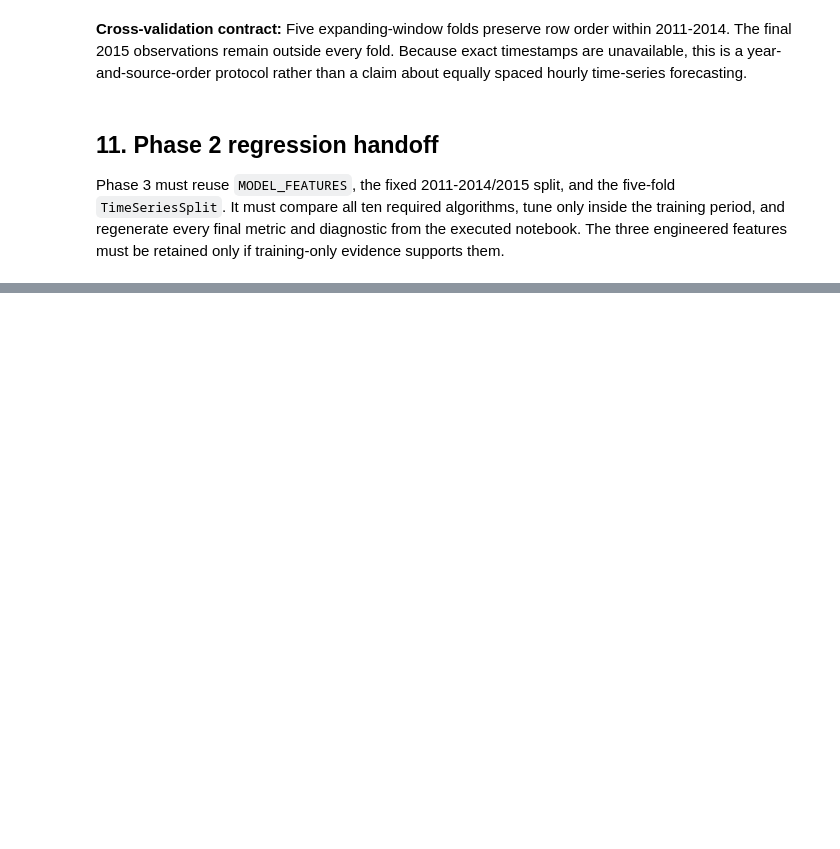
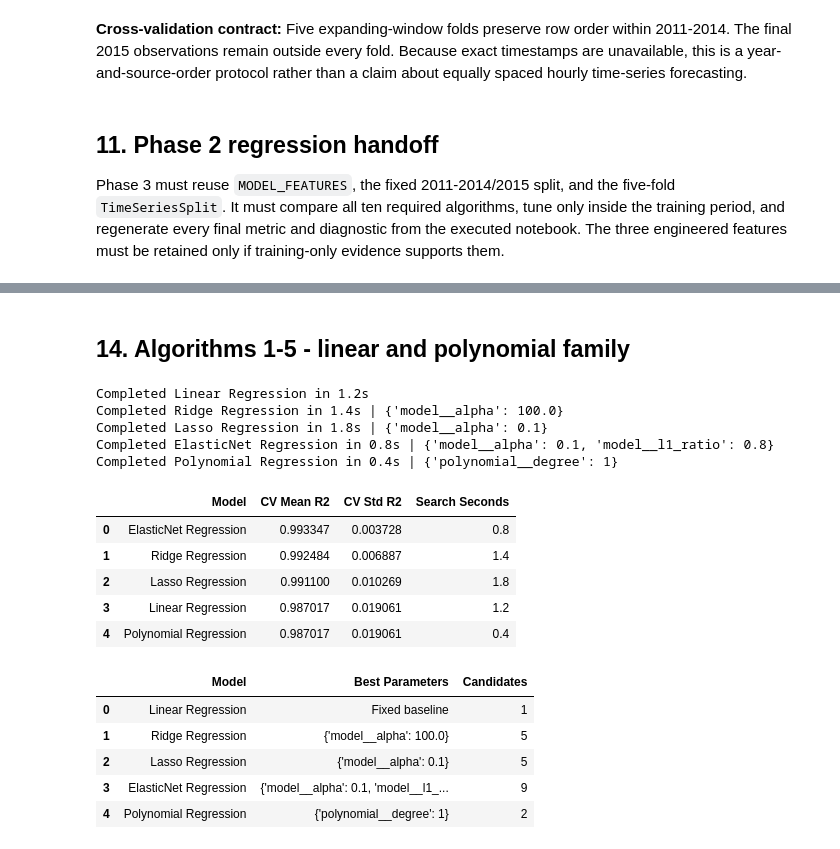
Before and after one commit to Shruhath/23CSE301-ML-Capstone, a Jupyter notebook: notebooks/regression.ipynb, the cells around one changed output, grey strips where cells are left out. Cells and saved outputs as stored; diff of their text form; code cells hidden in the pictures; blank space fills up the shorter version.

Commit message:
Implement regression linear model family

```diff
--- a/notebooks/regression.ipynb
+++ b/notebooks/regression.ipynb
@@ -415,0 +572,76 @@ Phase 3 must reuse `MODEL_FEATURES`, the fixed 2011-2014/2015 split, and the fiv
+# %% [markdown]
+## 14. Algorithms 1-5 - linear and polynomial family
+# %%
+register_fixed_regressor(
+    "Linear Regression",
+    make_regression_pipeline(LinearRegression()),
+)
+
+register_searched_regressor(
+    "Ridge Regression",
+    make_regression_pipeline(Ridge()),
+    {"model__alpha": [0.01, 0.1, 1.0, 10.0, 100.0]},
+)
+
+register_searched_regressor(
+    "Lasso Regression",
+    make_regression_pipeline(Lasso(max_iter=100_000, tol=1e-3, random_state=RANDOM_STATE)),
+    {"model__alpha": [0.0001, 0.001, 0.01, 0.1, 1.0]},
+)
+
+register_searched_regressor(
+    "ElasticNet Regression",
+    make_regression_pipeline(
+        ElasticNet(max_iter=100_000, tol=1e-3, random_state=RANDOM_STATE)
+    ),
+    {
+        "model__alpha": [0.001, 0.01, 0.1],
+        "model__l1_ratio": [0.2, 0.5, 0.8],
+    },
+)
+
+polynomial_pipeline = Pipeline(
+    steps=[
+        ("imputer", SimpleImputer(strategy="median")),
+        ("scaler", StandardScaler()),
+        ("polynomial", PolynomialFeatures(include_bias=False)),
+        ("model", LinearRegression()),
+    ]
+)
+register_searched_regressor(
+    "Polynomial Regression",
+    polynomial_pipeline,
+    {"polynomial__degree": [1, 2]},
+)
+# %% [output]
+Completed Linear Regression in 1.2s
+Completed Ridge Regression in 1.4s | {'model__alpha': 100.0}
+Completed Lasso Regression in 1.8s | {'model__alpha': 0.1}
+Completed ElasticNet Regression in 0.8s | {'model__alpha': 0.1, 'model__l1_ratio': 0.8}
+Completed Polynomial Regression in 0.4s | {'polynomial__degree': 1}
+# %%
+linear_family_cv = (
+    pd.DataFrame(regression_cv_records)
+    .sort_values("CV Mean R2", ascending=False)
+    .reset_index(drop=True)
+)
+linear_family_parameters = pd.DataFrame(regression_search_records)
+display(linear_family_cv.style.format({
+    "CV Mean R2": "{:.6f}",
+    "CV Std R2": "{:.6f}",
+    "Search Seconds": "{:.1f}",
+}))
+display(linear_family_parameters)
+# %% [output]
+|  | Model | CV Mean R2 | CV Std R2 | Search Seconds |
+| 0 | ElasticNet Regression | 0.993347 | 0.003728 | 0.8 |
+| 1 | Ridge Regression | 0.992484 | 0.006887 | 1.4 |
+| 2 | Lasso Regression | 0.991100 | 0.010269 | 1.8 |
+| 3 | Linear Regression | 0.987017 | 0.019061 | 1.2 |
+| 4 | Polynomial Regression | 0.987017 | 0.019061 | 0.4 |
+|  | Model | Best Parameters | Candidates |
+| 0 | Linear Regression | Fixed baseline | 1 |
+| 1 | Ridge Regression | {'model__alpha': 100.0} | 5 |
+| 2 | Lasso Regression | {'model__alpha': 0.1} | 5 |
+| 3 | ElasticNet Regression | {'model__alpha': 0.1, 'model__l1_... | 9 |
+| 4 | Polynomial Regression | {'polynomial__degree': 1} | 2 |
```
Also changed, not shown: parts of 8 cells of this notebook.
